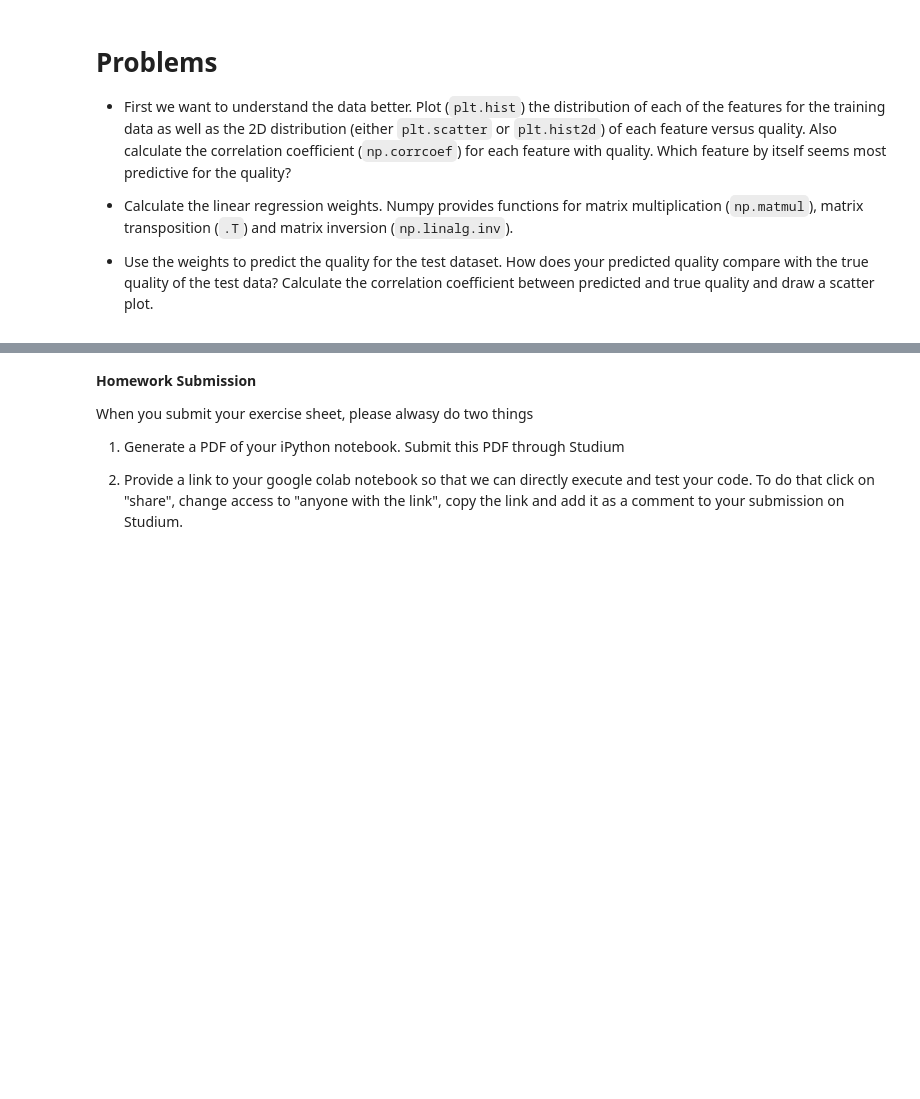
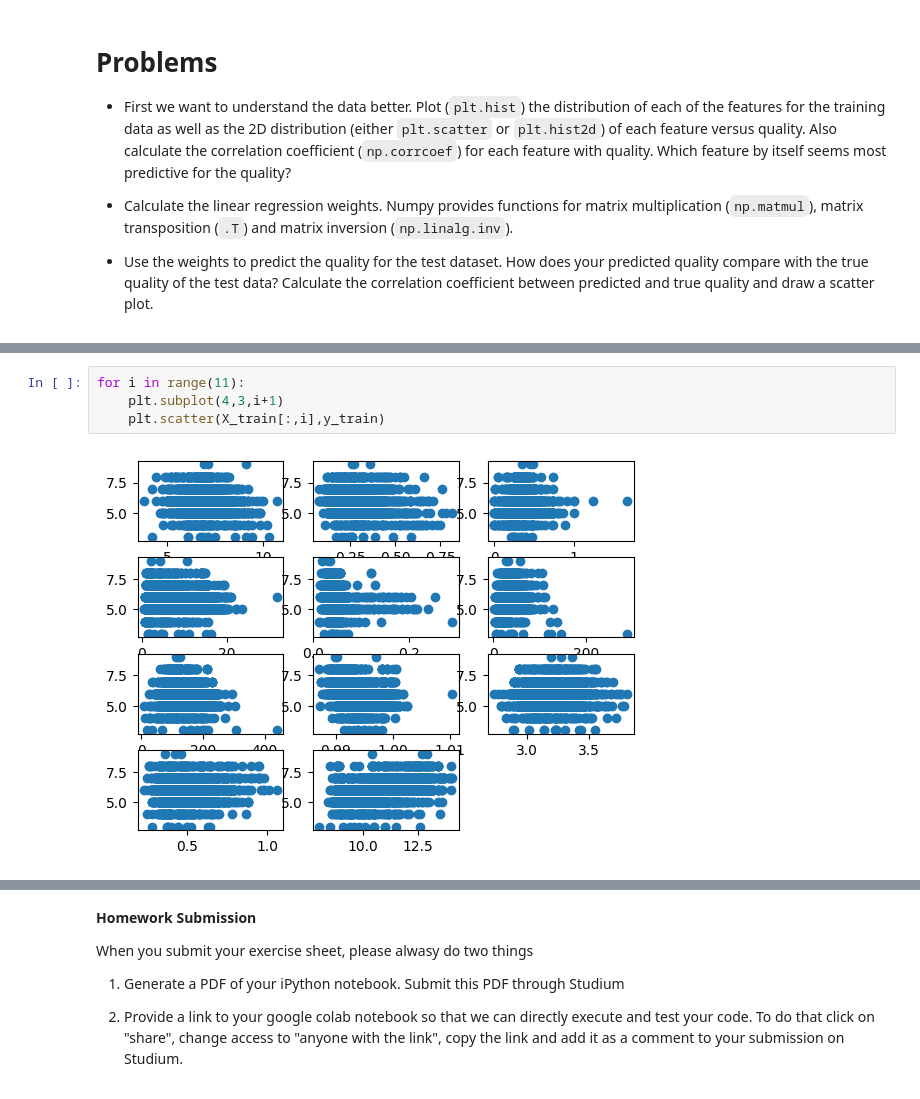
Before and after one commit to JohanRensfeldt/Application-Oriented-Deep-Learning-in-Physics, a Jupyter notebook: Exercise_4.ipynb, the cells around one changed output, grey strips where cells are left out. Cells and saved outputs as stored; diff of their text form; blank space fills up the shorter version.

```diff
--- a/Exercise_4.ipynb
+++ b/Exercise_4.ipynb
@@ -137,0 +92,6 @@ array([[1.        , 0.43557472],
+# %%
+for i in range(11):
+    plt.subplot(4,3,i+1)
+    plt.scatter(X_train[:,i],y_train)
+# %% [output]
+[figure, added]
```
Also changed, not shown: parts of 10 cells of this notebook.
